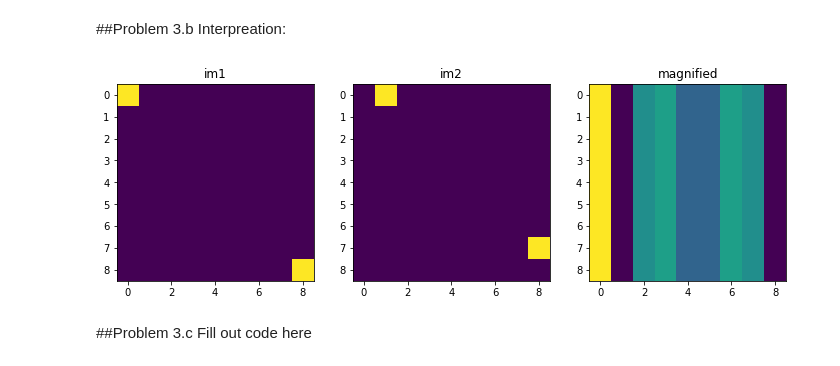
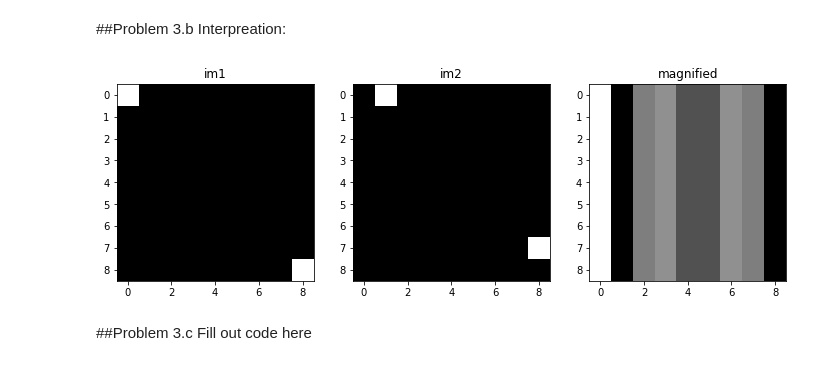
Before and after one commit to twyunting/CSC-676_Computer-Vision, a Jupyter notebook: Homeworks/hw4/Yunting_Chiu/code/Homework4.ipynb, the cells around one changed output. Saved outputs shown, nothing was run; the diff lists cells and outputs as text; code cells hidden in the pictures.

```diff
--- a/Homeworks/hw4/Yunting_Chiu/code/Homework4.ipynb
+++ b/Homeworks/hw4/Yunting_Chiu/code/Homework4.ipynb
@@ -205,34 +204,34 @@ Interpreation:
 # %%
 # 9x9 images
 imSize = 9
 
 # we would like to magnify the change between im1 and im2 by 4x
 magnificationFactor = 4
 
 # horizontal movement from (0, 0) to (0, 1)
 # additional vertical movement from (8, 8) to (7, 8)
 im1 = np.zeros([imSize, imSize])
 im2 = np.zeros([imSize, imSize])
 im1[0,0] = 1
 im2[0,1] = 1
 im1[8,8] = 1
 im2[7,8] = 1
 
 # magnify position change
 magnified = magnifyChange(im1, im2, magnificationFactor)
 
 
 plt.figure(figsize=(12,36))
 plt.subplot(131)
-plt.imshow(im1); plt.title('im1');
+plt.imshow(im1, cmap = "gray"); plt.title('im1');
 
 plt.subplot(132)
-plt.imshow(im2); plt.title('im2');
+plt.imshow(im2, cmap = "gray"); plt.title('im2');
 
 plt.subplot(133)
-plt.imshow(magnified); plt.title('magnified');
+plt.imshow(magnified, cmap = "gray"); plt.title('magnified');
 # %% [output]
-[figure, old version]
+[figure, new version]
 # %% [markdown]
 ##Problem 3.c
 Fill out code here
```
Also changed, not shown: parts of 8 cells of this notebook.
